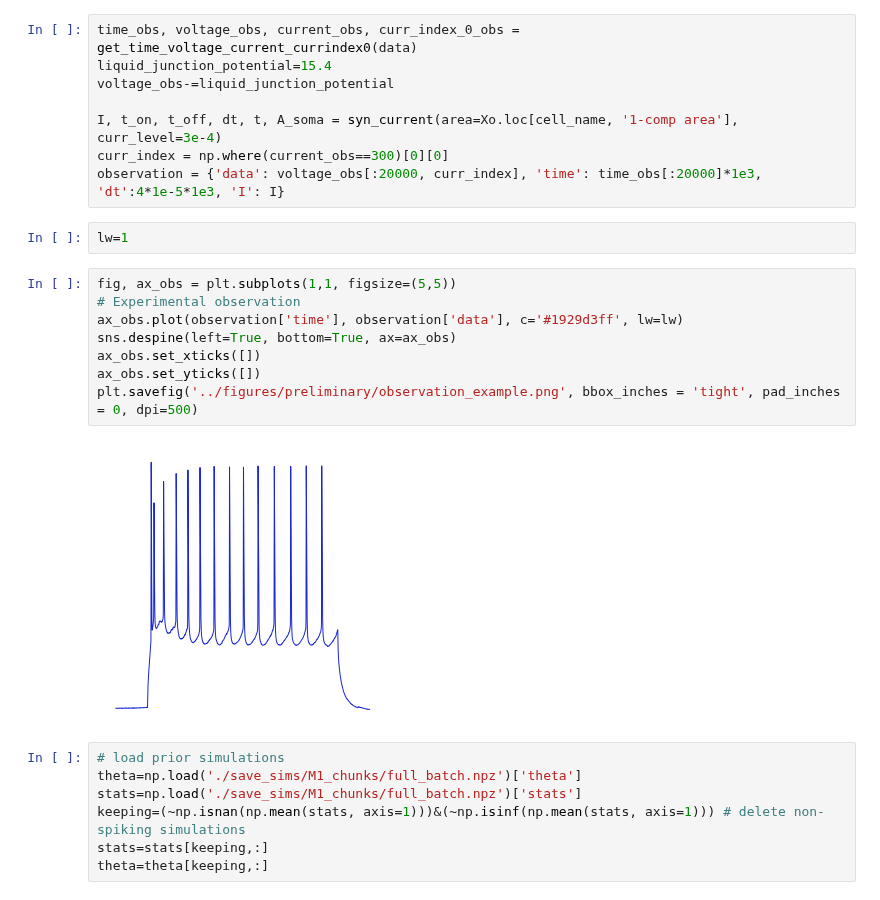
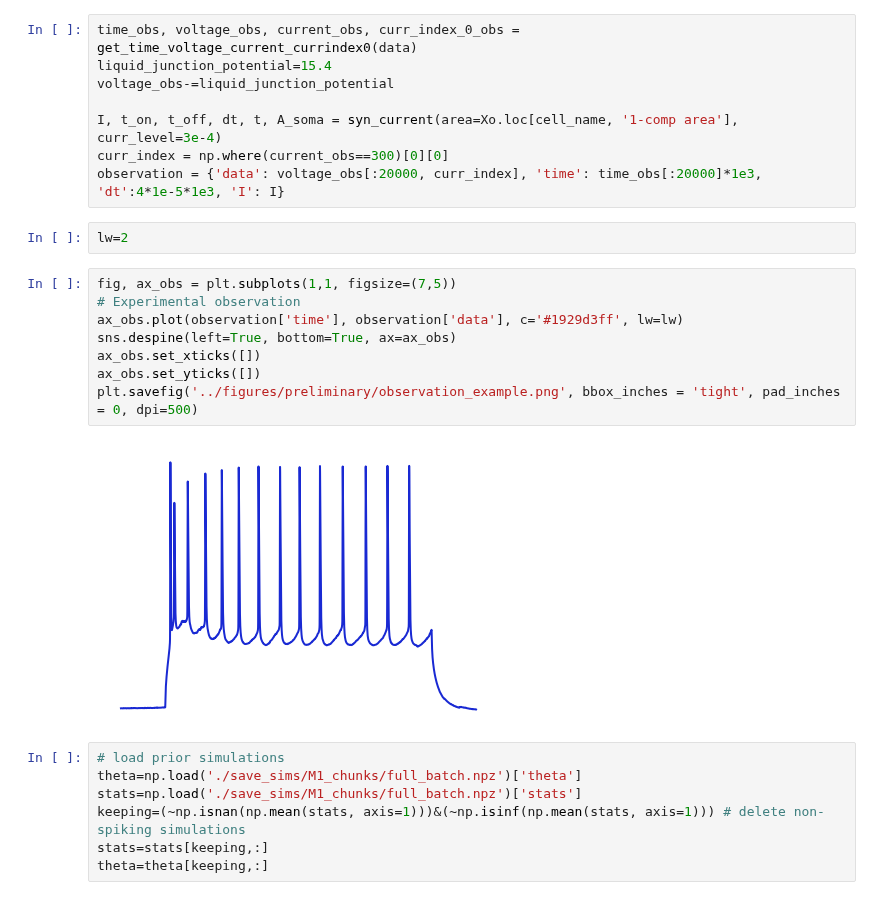
Before and after one commit to berenslab/hh_sbi, a Jupyter notebook: code/build_figures.ipynb, the cells around one changed output. Drawn from its saved outputs; the diff is of its cells as text.

```diff
--- a/code/build_figures.ipynb
+++ b/code/build_figures.ipynb
@@ -204,17 +204,17 @@ I, t_on, t_off, dt, t, A_soma = syn_current(area=Xo.loc[cell_name, '1-comp area'
 curr_index = np.where(current_obs==300)[0][0]
 observation = {'data': voltage_obs[:20000, curr_index], 'time': time_obs[:20000]*1e3, 'dt':4*1e-5*1e3, 'I': I}
 # %%
-lw=1
+lw=2
 # %%
-fig, ax_obs = plt.subplots(1,1, figsize=(5,5))
+fig, ax_obs = plt.subplots(1,1, figsize=(7,5))
 # Experimental observation
 ax_obs.plot(observation['time'], observation['data'], c='#1929d3ff', lw=lw)
 sns.despine(left=True, bottom=True, ax=ax_obs)
 ax_obs.set_xticks([])
 ax_obs.set_yticks([])
 plt.savefig('../figures/preliminary/observation_example.png', bbox_inches = 'tight', pad_inches = 0, dpi=500)
 # %% [output]
-[figure, old version]
+[figure, new version]
 # %%
 # load prior simulations
 theta=np.load('./save_sims/M1_chunks/full_batch.npz')['theta']
```
Also changed, not shown: parts of 77 cells of this notebook, 19 other files.
